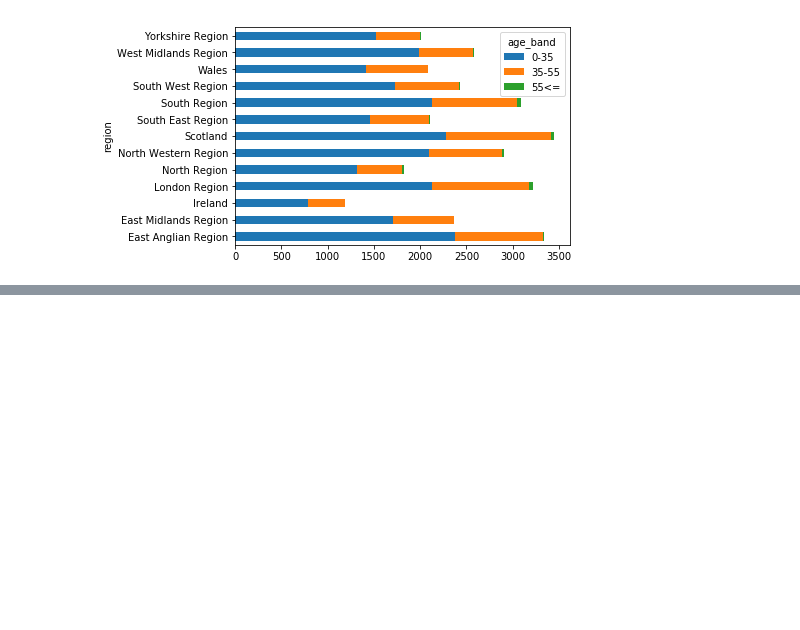
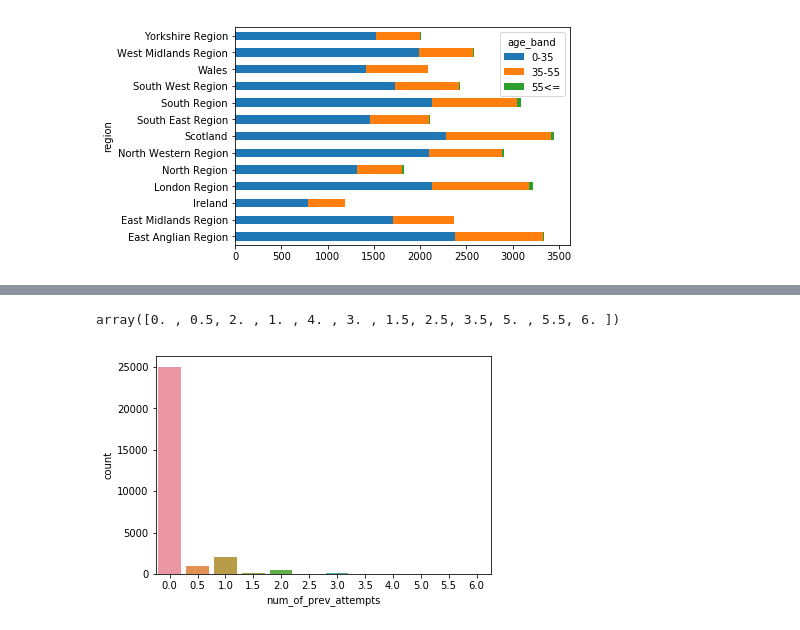
Before and after one commit to vjcalling/OULAD-data-analysis-EDA-, a Jupyter notebook: notebooks/OULAD-Open University Learning Analytics Dataset.ipynb, the cells around one changed output, grey strips where cells are left out. Drawn from its saved outputs; the diff is of its cells as text; code cells hidden in the pictures; blank space fills up the shorter version.

```diff
--- a/notebooks/OULAD-Open University Learning Analytics Dataset.ipynb
+++ b/notebooks/OULAD-Open University Learning Analytics Dataset.ipynb
@@ -302,0 +318,3 @@ pd.crosstab(studentInfo_df.region, studentInfo_df.age_band).plot.barh(stacked =
+# %%
+# selecting a subset of cols which are of importance to us and grouping them by student id and aggregating them using median
+studentPerformance_df = studentInfo_df[['id_student', 'num_of_prev_attempts', 'studied_credits']].groupby('id_student').median()
@@ -302,0 +331,3 @@ pd.crosstab(studentInfo_df.region, studentInfo_df.age_band).plot.barh(stacked =
+# %%
+# Here above if you notice, indices are random. Since we have selected it from df, we need to reset them
+studentPerformance_df = studentPerformance_df.reset_index()
@@ -302,0 +343,8 @@ pd.crosstab(studentInfo_df.region, studentInfo_df.age_band).plot.barh(stacked =
+# %%
+studentPerformance_df.num_of_prev_attempts.unique()
+# %% [output]
+array([0. , 0.5, 2. , 1. , 4. , 3. , 1.5, 2.5, 3.5, 5. , 5.5, 6. ])
+# %%
+sns.countplot(studentPerformance_df.num_of_prev_attempts);
+# %% [output]
+[figure, added]
```
Also changed, not shown: parts of 34 cells of this notebook, 8 other files.
